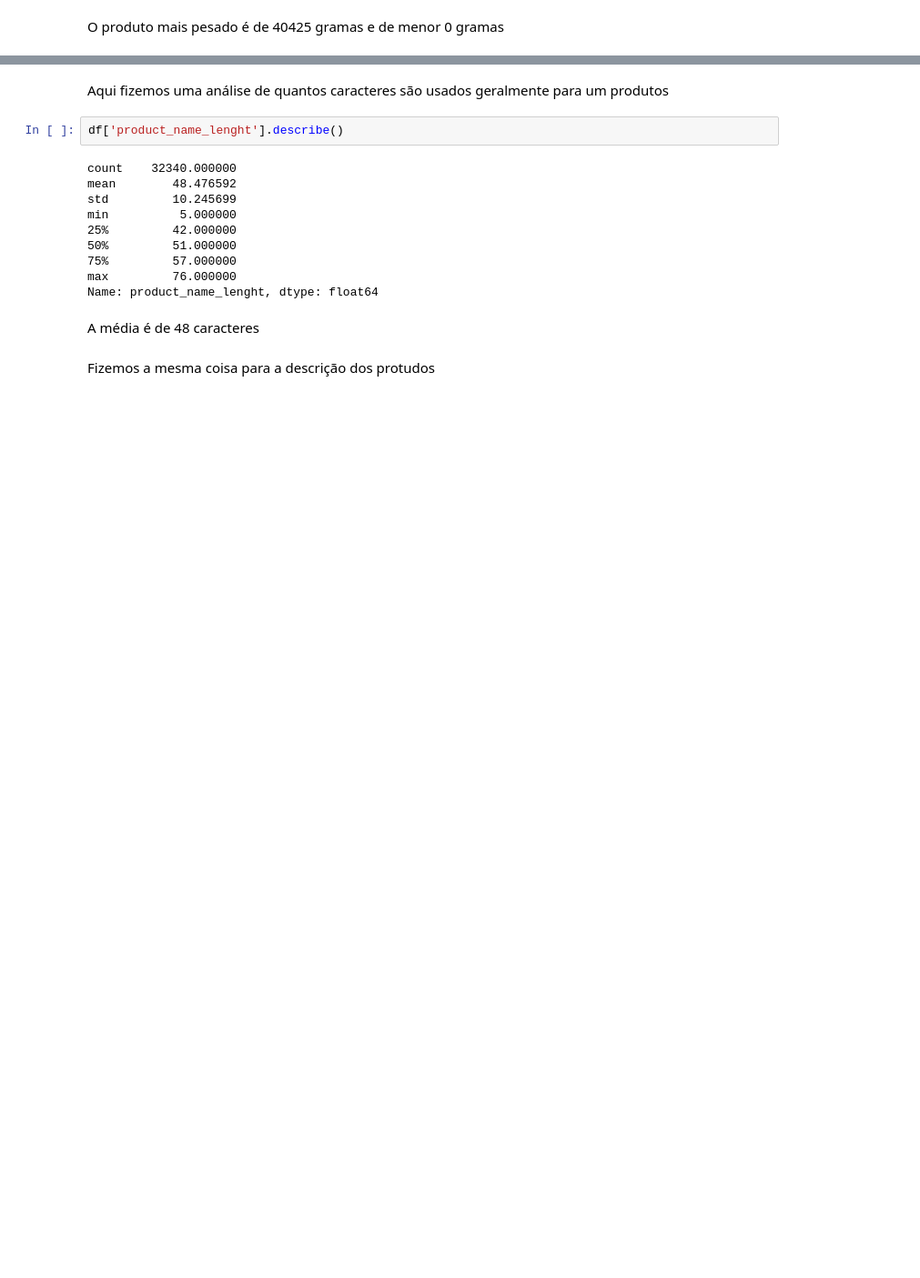
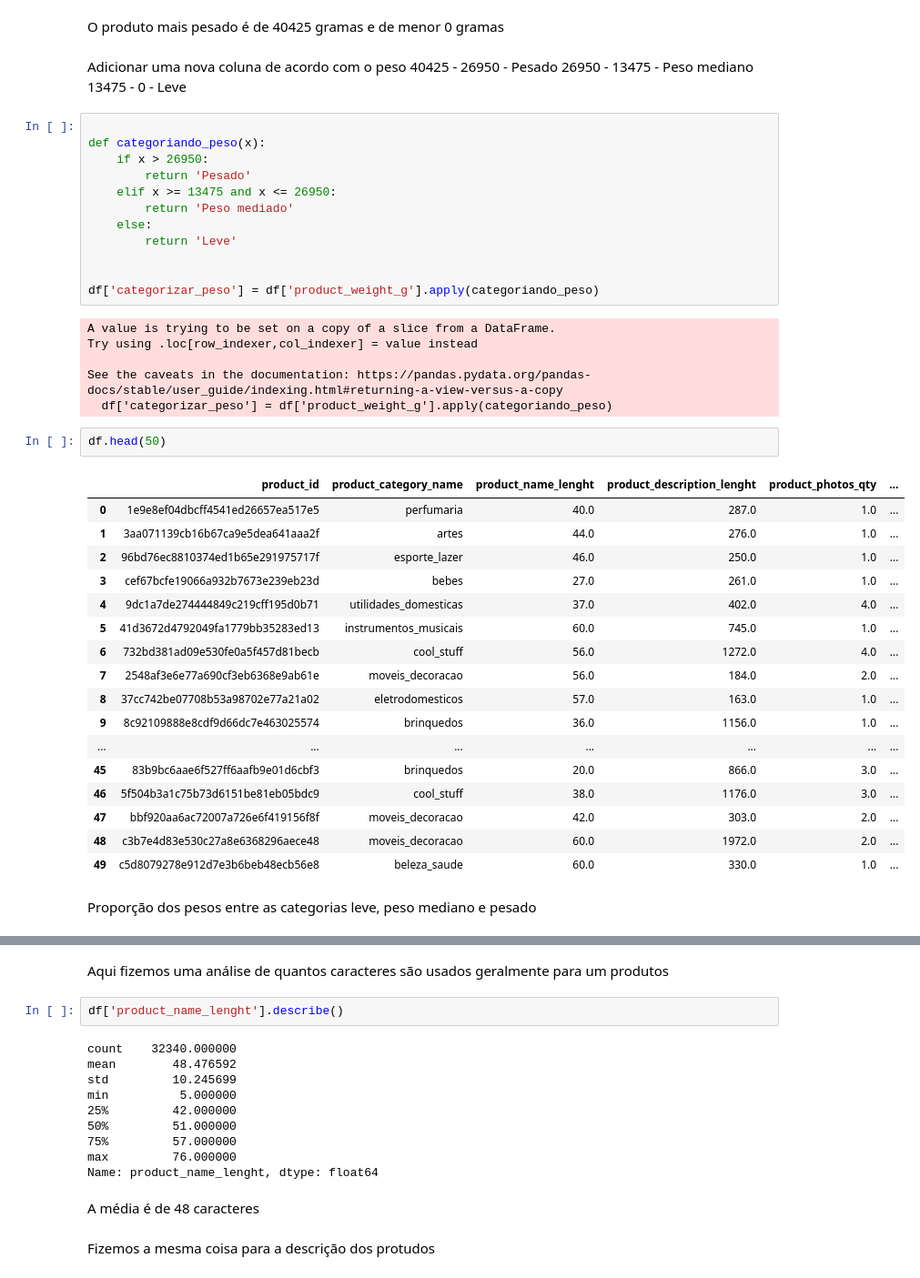
Before and after one commit to carolinarutililima/Trabalho_Final_Tecnicas_Prg, a Jupyter notebook: items_productos_sheet.ipynb, the cells around one changed output, grey strips where cells are left out. Shown: that part at 91% size. Saved outputs shown, nothing was run; the diff lists cells and outputs as text; blank space fills up the shorter version.

Commit message:
nova analise

```diff
--- a/items_productos_sheet.ipynb
+++ b/items_productos_sheet.ipynb
@@ -202,2 +214,47 @@ Name: product_weight_g, Length: 32340, dtype: float64
 # %% [markdown]
 O produto mais pesado é de 40425 gramas e de menor 0 gramas
+# %% [markdown]
+Adicionar uma nova coluna de acordo com o peso
+40425 - 26950 - Pesado
+26950 - 13475 - Peso mediano
+13475 - 0 - Leve
+# %%
+
+def categoriando_peso(x):
+    if x > 26950:
+        return 'Pesado'
+    elif x >= 13475 and x <= 26950:
+        return 'Peso mediado'
+    else:
+        return 'Leve'
+
+
+df['categorizar_peso'] = df['product_weight_g'].apply(categoriando_peso)
+# %% [output]
+A value is trying to be set on a copy of a slice from a DataFrame.
+Try using .loc[row_indexer,col_indexer] = value instead
+
+See the caveats in the documentation: https://pandas.pydata.org/pandas-docs/stable/user_guide/indexing.html#returning-a-view-versus-a-copy
+  df['categorizar_peso'] = df['product_weight_g'].apply(categoriando_peso)
+# %%
+df.head(50)
+# %% [output]
+|  | product_id | product_category_name | product_name_lenght | product_description_lenght | product_photos_qty | ... |
+| 0 | 1e9e8ef04dbcff4541ed26657ea517e5 | perfumaria | 40.0 | 287.0 | 1.0 | ... |
+| 1 | 3aa071139cb16b67ca9e5dea641aaa2f | artes | 44.0 | 276.0 | 1.0 | ... |
+| 2 | 96bd76ec8810374ed1b65e291975717f | esporte_lazer | 46.0 | 250.0 | 1.0 | ... |
+| 3 | cef67bcfe19066a932b7673e239eb23d | bebes | 27.0 | 261.0 | 1.0 | ... |
+| 4 | 9dc1a7de274444849c219cff195d0b71 | utilidades_domesticas | 37.0 | 402.0 | 4.0 | ... |
+| 5 | 41d3672d4792049fa1779bb35283ed13 | instrumentos_musicais | 60.0 | 745.0 | 1.0 | ... |
+| 6 | 732bd381ad09e530fe0a5f457d81becb | cool_stuff | 56.0 | 1272.0 | 4.0 | ... |
+| 7 | 2548af3e6e77a690cf3eb6368e9ab61e | moveis_decoracao | 56.0 | 184.0 | 2.0 | ... |
+| 8 | 37cc742be07708b53a98702e77a21a02 | eletrodomesticos | 57.0 | 163.0 | 1.0 | ... |
+| 9 | 8c92109888e8cdf9d66dc7e463025574 | brinquedos | 36.0 | 1156.0 | 1.0 | ... |
+| ... | ... | ... | ... | ... | ... | ... |
+| 45 | 83b9bc6aae6f527ff6aafb9e01d6cbf3 | brinquedos | 20.0 | 866.0 | 3.0 | ... |
+| 46 | 5f504b3a1c75b73d6151be81eb05bdc9 | cool_stuff | 38.0 | 1176.0 | 3.0 | ... |
+| 47 | bbf920aa6ac72007a726e6f419156f8f | moveis_decoracao | 42.0 | 303.0 | 2.0 | ... |
+| 48 | c3b7e4d83e530c27a8e6368296aece48 | moveis_decoracao | 60.0 | 1972.0 | 2.0 | ... |
+| 49 | c5d8079278e912d7e3b6beb48ecb56e8 | beleza_saude | 60.0 | 330.0 | 1.0 | ... |
+# %% [markdown]
+Proporção dos pesos entre as categorias leve, peso mediano e pesado
```
Also changed, not shown: parts of 21 cells of this notebook.
